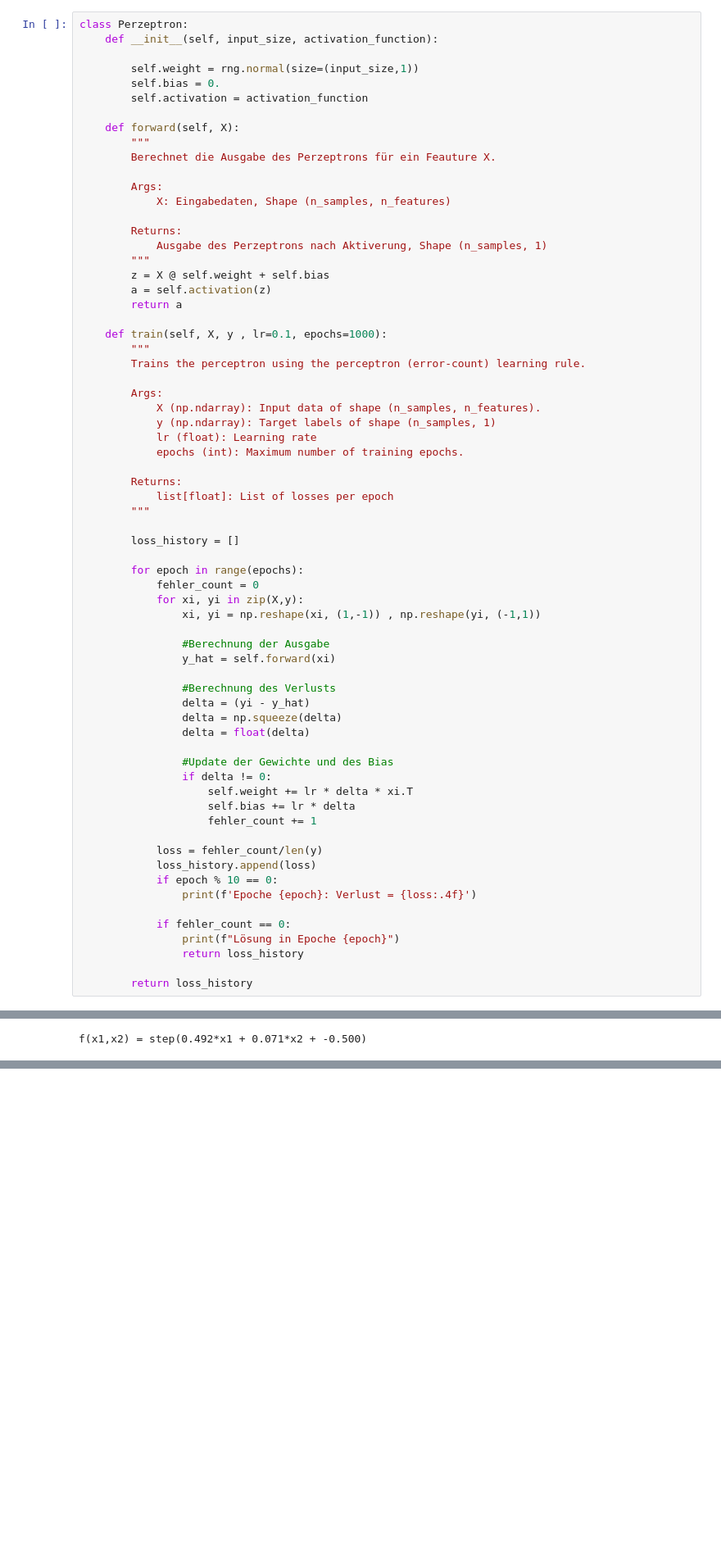
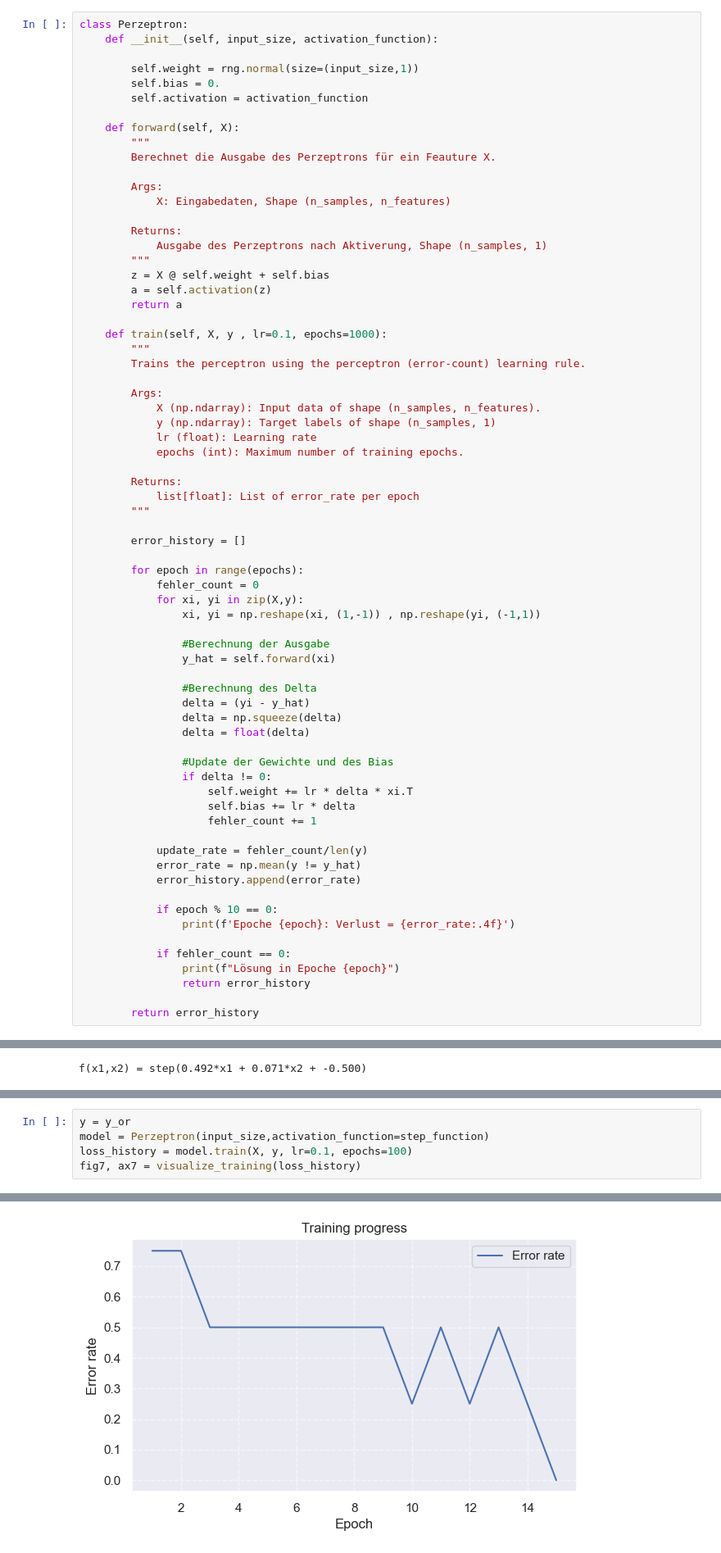
Before and after one commit to red-apple38/understanding-deep-learning, a Jupyter notebook: docs/beginner/Perceptron.ipynb, the cells around one changed output, grey strips where cells are left out. Shown at 82% size. Cells and saved outputs as stored; diff of their text form; blank space fills up the shorter version.

Commit message:
changed error in calc for error rate

```diff
--- a/docs/beginner/Perceptron.ipynb
+++ b/docs/beginner/Perceptron.ipynb
@@ -287,10 +287,10 @@ class Perzeptron:
             epochs (int): Maximum number of training epochs.
 
         Returns:
-            list[float]: List of losses per epoch
+            list[float]: List of error_rate per epoch
         """
 
-        loss_history = []
+        error_history = []
 
         for epoch in range(epochs):
             fehler_count = 0
@@ -300,7 +300,7 @@ class Perzeptron:
                 #Berechnung der Ausgabe
                 y_hat = self.forward(xi)
 
-                #Berechnung des Verlusts
+                #Berechnung des Delta
                 delta = (yi - y_hat)
                 delta = np.squeeze(delta)
                 delta = float(delta)
@@ -311,16 +311,18 @@ class Perzeptron:
                     self.bias += lr * delta
                     fehler_count += 1
 
-            loss = fehler_count/len(y)
-            loss_history.append(loss)
+            update_rate = fehler_count/len(y)
+            error_rate = np.mean(y != y_hat)
+            error_history.append(error_rate)
+
             if epoch % 10 == 0:
-                print(f'Epoche {epoch}: Verlust = {loss:.4f}')
+                print(f'Epoche {epoch}: Verlust = {error_rate:.4f}')
 
             if fehler_count == 0:
                 print(f"Lösung in Epoche {epoch}")
-                return loss_history
+                return error_history
 
-        return loss_history
+        return error_history
 # %% [markdown]
 ## Das primäre Problem
 
@@ -846,0 +563,6 @@ plt.show()
+# %%
+y = y_or
+model = Perzeptron(input_size,activation_function=step_function)
+loss_history = model.train(X, y, lr=0.1, epochs=100)
+fig7, ax7 = visualize_training(loss_history)
+# %% [output]
@@ -846,0 +572 @@ plt.show()
+[figure, added]
```
Also changed, not shown: parts of 29 cells of this notebook.
